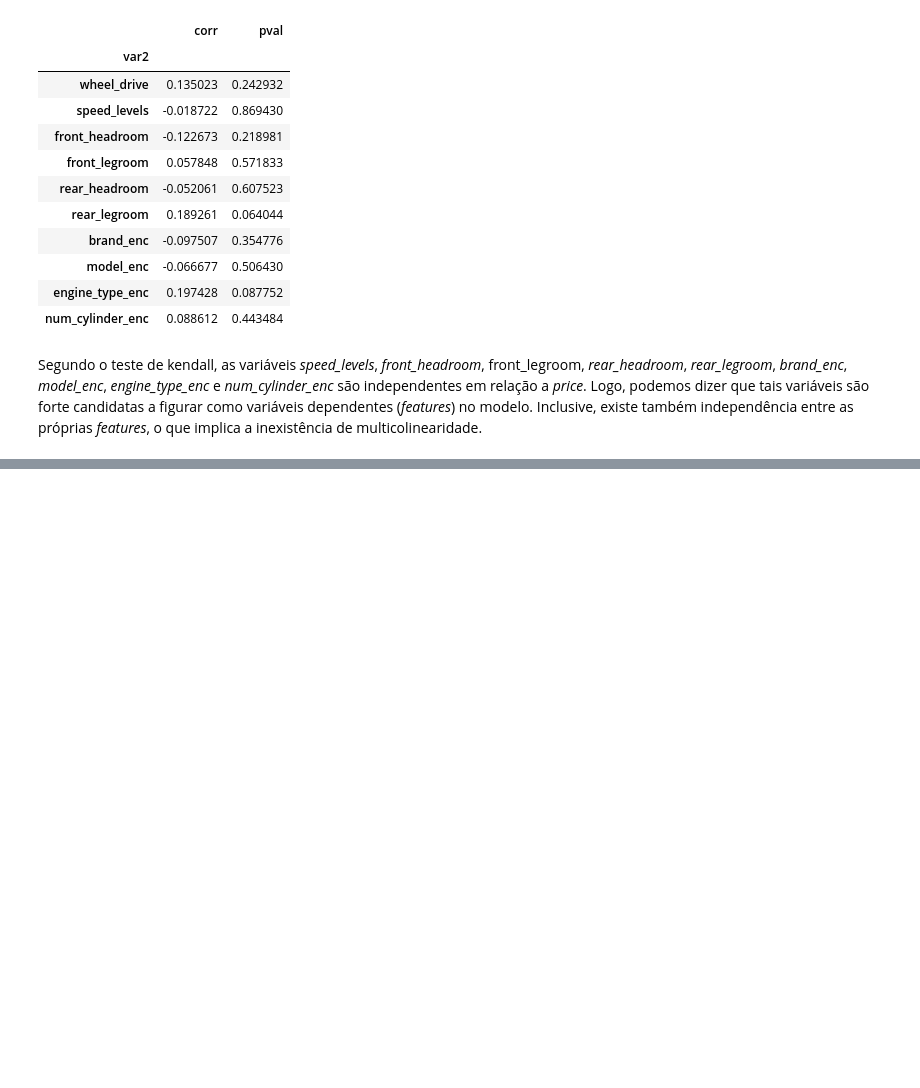
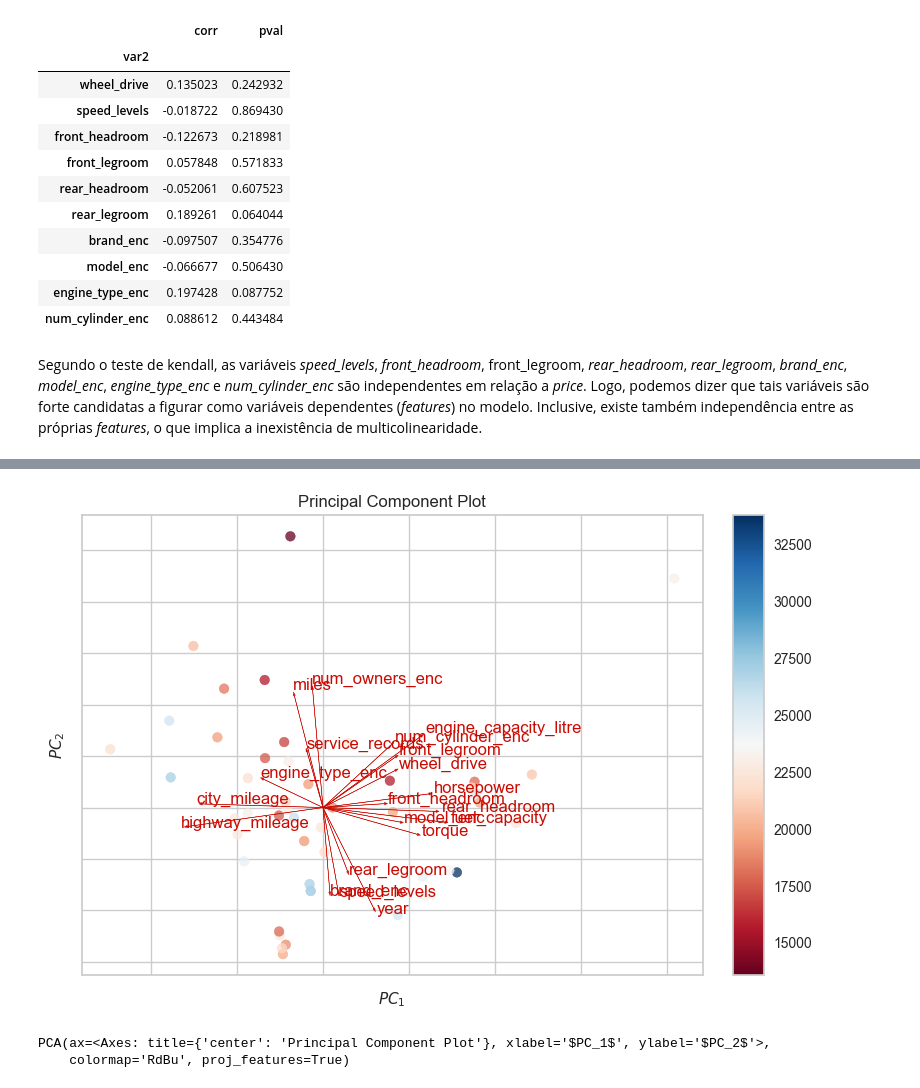
Before and after one commit to carlosvneves/post_tech_fase02_desafio_aula05, a Jupyter notebook: src/desafio_fase02_aula05/explore.ipynb, the cells around one changed output, grey strips where cells are left out. Saved outputs shown, nothing was run; the diff lists cells and outputs as text; code cells hidden in the pictures; blank space fills up the shorter version.

```diff
--- a/src/desafio_fase02_aula05/explore.ipynb
+++ b/src/desafio_fase02_aula05/explore.ipynb
@@ -802,3 +1003,11 @@ list_indep_var_price = df_kendall_indep.loc['price'].reset_index()['var2'].to_li
+# %%
+from yellowbrick.features import pca_decomposition
+
+pca_decomposition(X, y, scale=True, proj_features=True, projection=2)
+# %% [output]
+[figure, added]
+PCA(ax=<Axes: title={'center': 'Principal Component Plot'}, xlabel='$PC_1$', ylabel='$PC_2$'>,
+    colormap='RdBu', proj_features=True)
 # %%
 from scipy.stats import chi2_contingency
 
```
Also changed, not shown: parts of 46 cells of this notebook, 1 other file.
